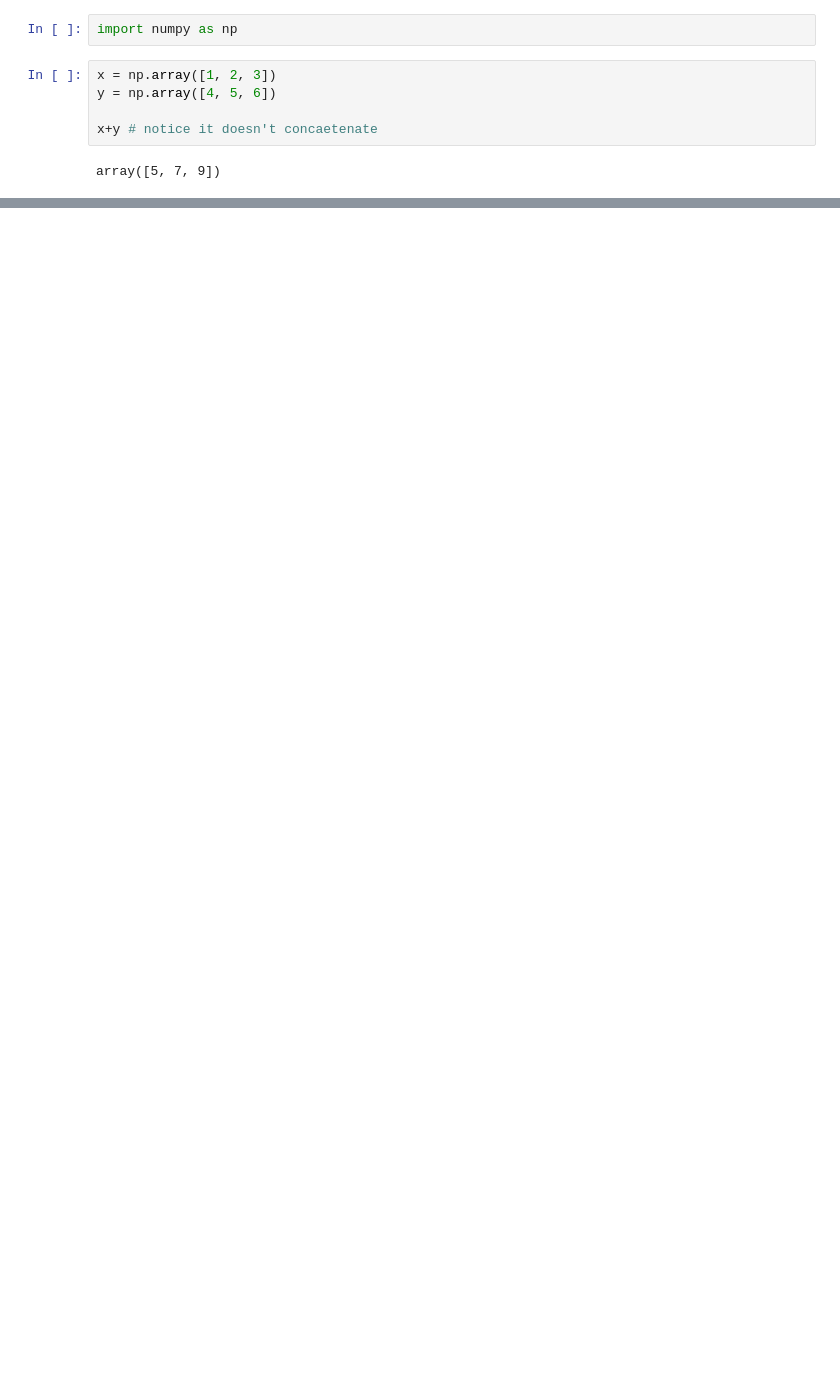
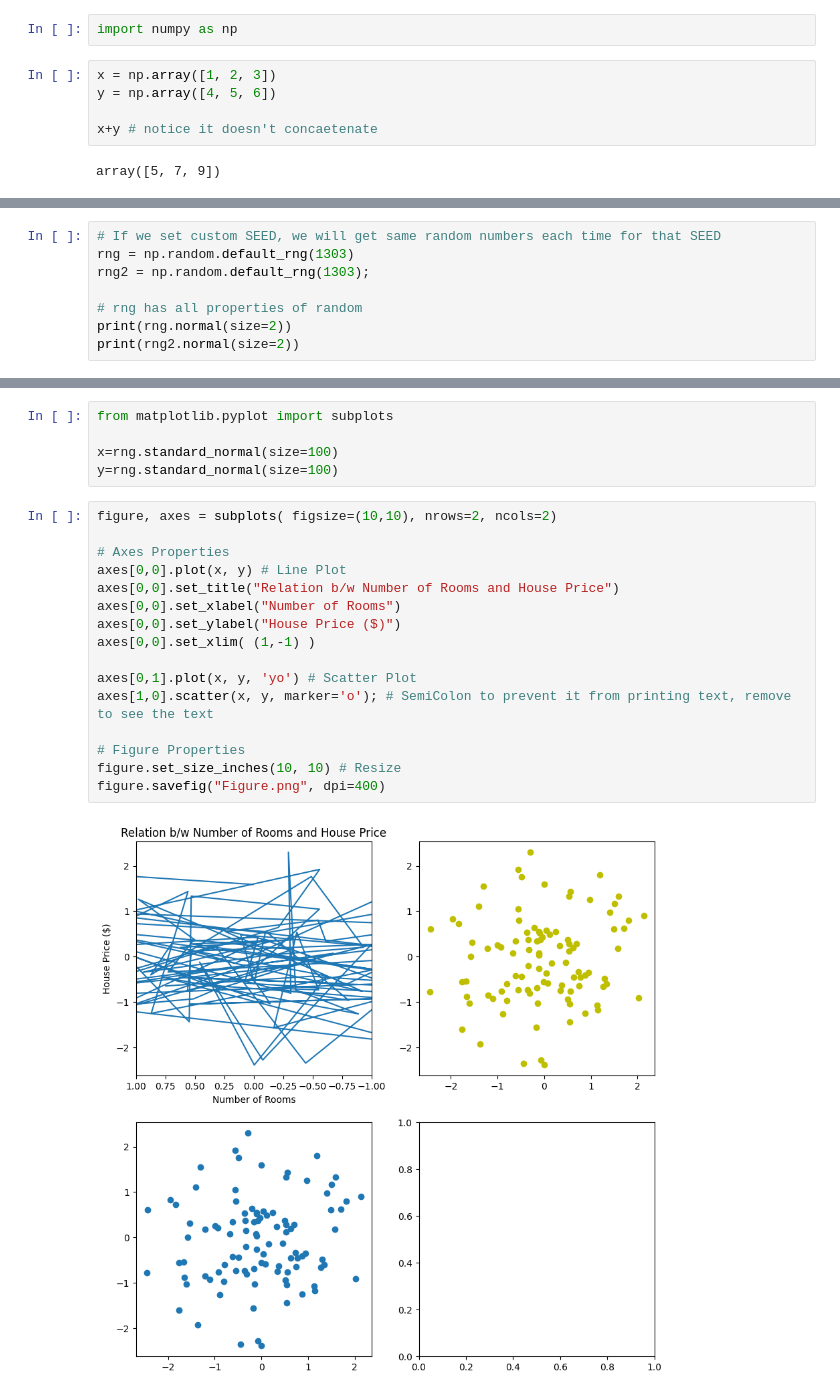
Before and after one commit to aliyan-navaid/ILSR-Python, a Jupyter notebook: 2. Statistical Learning/Lab-Introduction to Python.ipynb, the cells around one changed output, grey strips where cells are left out. Cells and saved outputs as stored; diff of their text form; blank space fills up the shorter version.

Commit message:
Add Graphics to Chapter 2 Lab

```diff
--- a/2. Statistical Learning/Lab-Introduction to Python.ipynb
+++ b/2. Statistical Learning/Lab-Introduction to Python.ipynb
@@ -86,0 +98,8 @@ class complex128(complexfloating, builtins.complex)
+# %%
+# If we set custom SEED, we will get same random numbers each time for that SEED
+rng = np.random.default_rng(1303)
+rng2 = np.random.default_rng(1303);
+
+# rng has all properties of random
+print(rng.normal(size=2))
+print(rng2.normal(size=2))
@@ -86,0 +116,23 @@ class complex128(complexfloating, builtins.complex)
+# %%
+from matplotlib.pyplot import subplots
+
+x=rng.standard_normal(size=100)
+y=rng.standard_normal(size=100)
+# %%
+figure, axes = subplots( figsize=(10,10), nrows=2, ncols=2)
+
+# Axes Properties
+axes[0,0].plot(x, y) # Line Plot
+axes[0,0].set_title("Relation b/w Number of Rooms and House Price")
+axes[0,0].set_xlabel("Number of Rooms")
+axes[0,0].set_ylabel("House Price ($)")
+axes[0,0].set_xlim( (1,-1) )
+
+axes[0,1].plot(x, y, 'yo') # Scatter Plot
+axes[1,0].scatter(x, y, marker='o'); # SemiColon to prevent it from printing text, remove to see the text
+
+# Figure Properties
+figure.set_size_inches(10, 10) # Resize
+figure.savefig("Figure.png", dpi=400)
+# %% [output]
+[figure, added]
```
Also changed, not shown: parts of 9 cells of this notebook, 1 other file.
